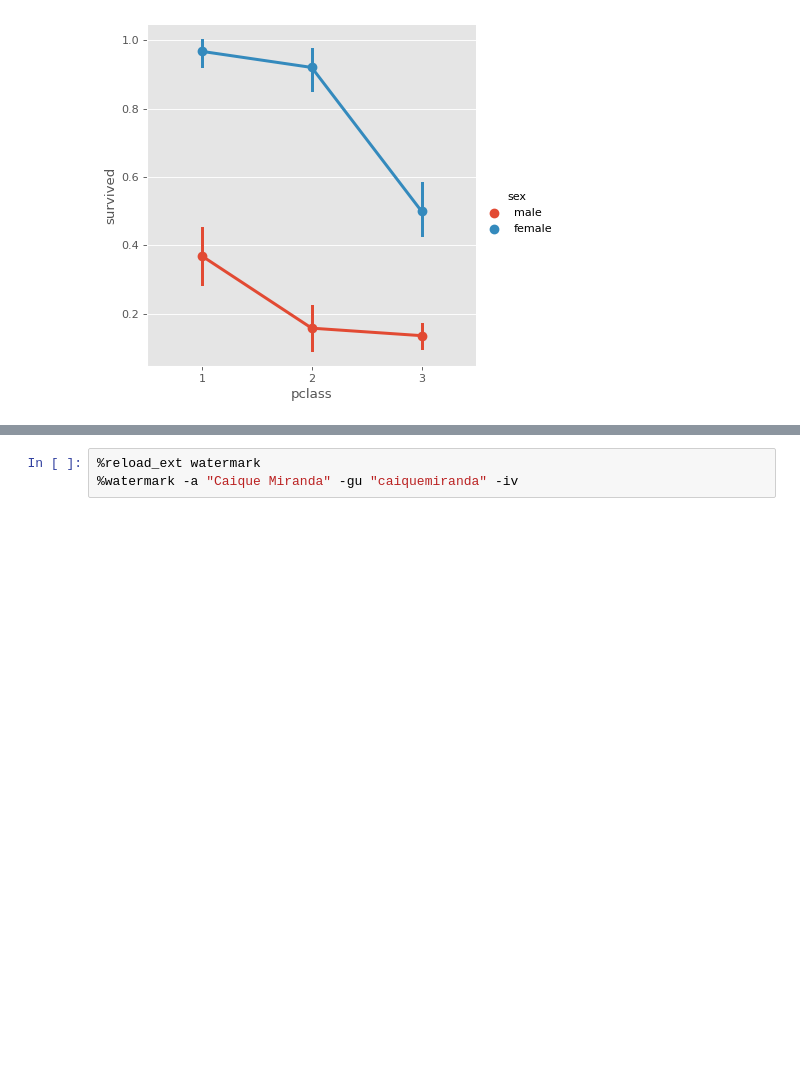
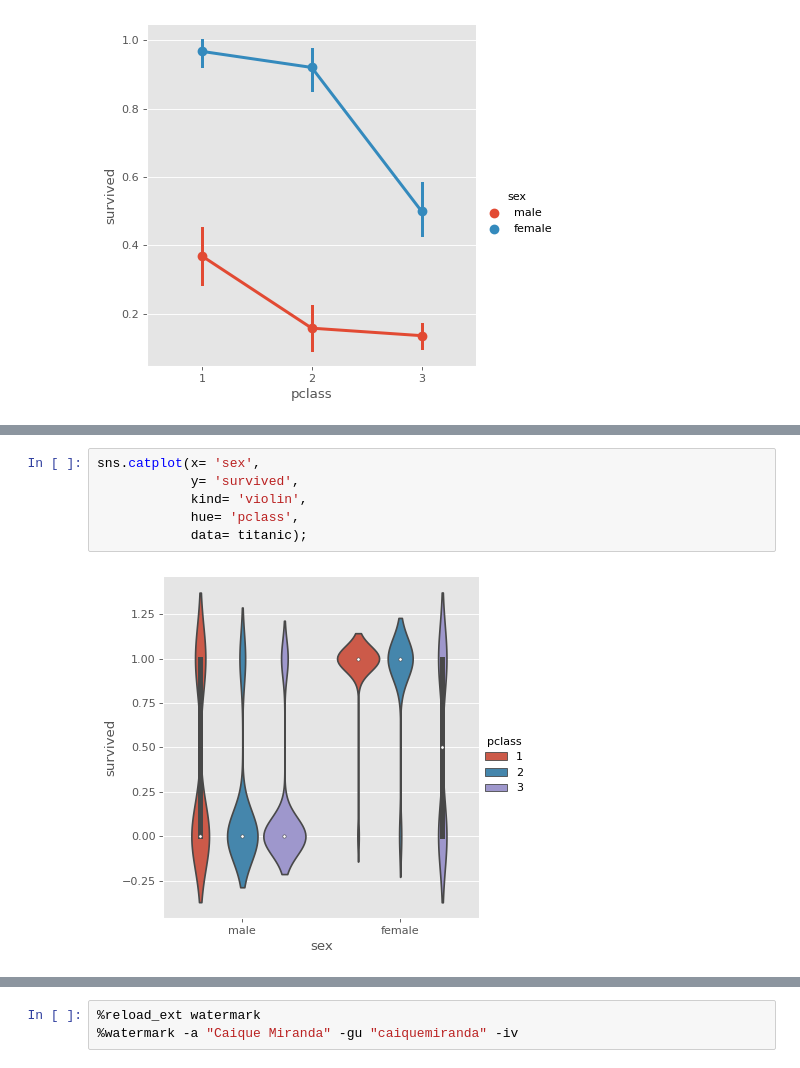
Before and after one commit to caiquemiranda/data-visualization-python, a Jupyter notebook: 10-analysis-visualization-titanic-dataset.ipynb, the cells around one changed output, grey strips where cells are left out. Saved outputs shown, nothing was run; the diff lists cells and outputs as text; blank space fills up the shorter version.

```diff
--- a/10-analysis-visualization-titanic-dataset.ipynb
+++ b/10-analysis-visualization-titanic-dataset.ipynb
@@ -348,0 +356,8 @@ sns.catplot(x= 'pclass',
+# %%
+sns.catplot(x= 'sex',
+            y= 'survived',
+            kind= 'violin',
+            hue= 'pclass',
+            data= titanic);
+# %% [output]
+[figure, added]
```
Also changed, not shown: parts of 2 cells of this notebook.
